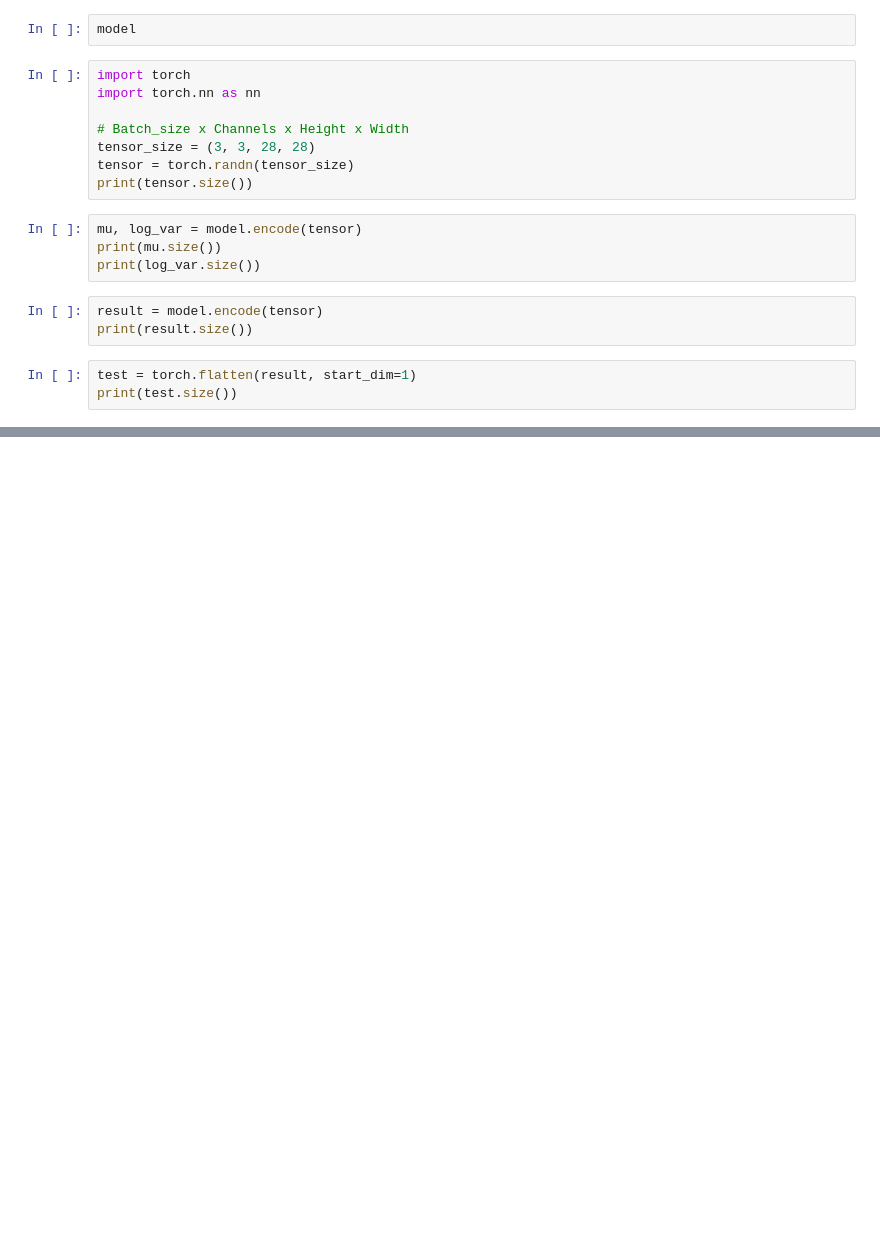
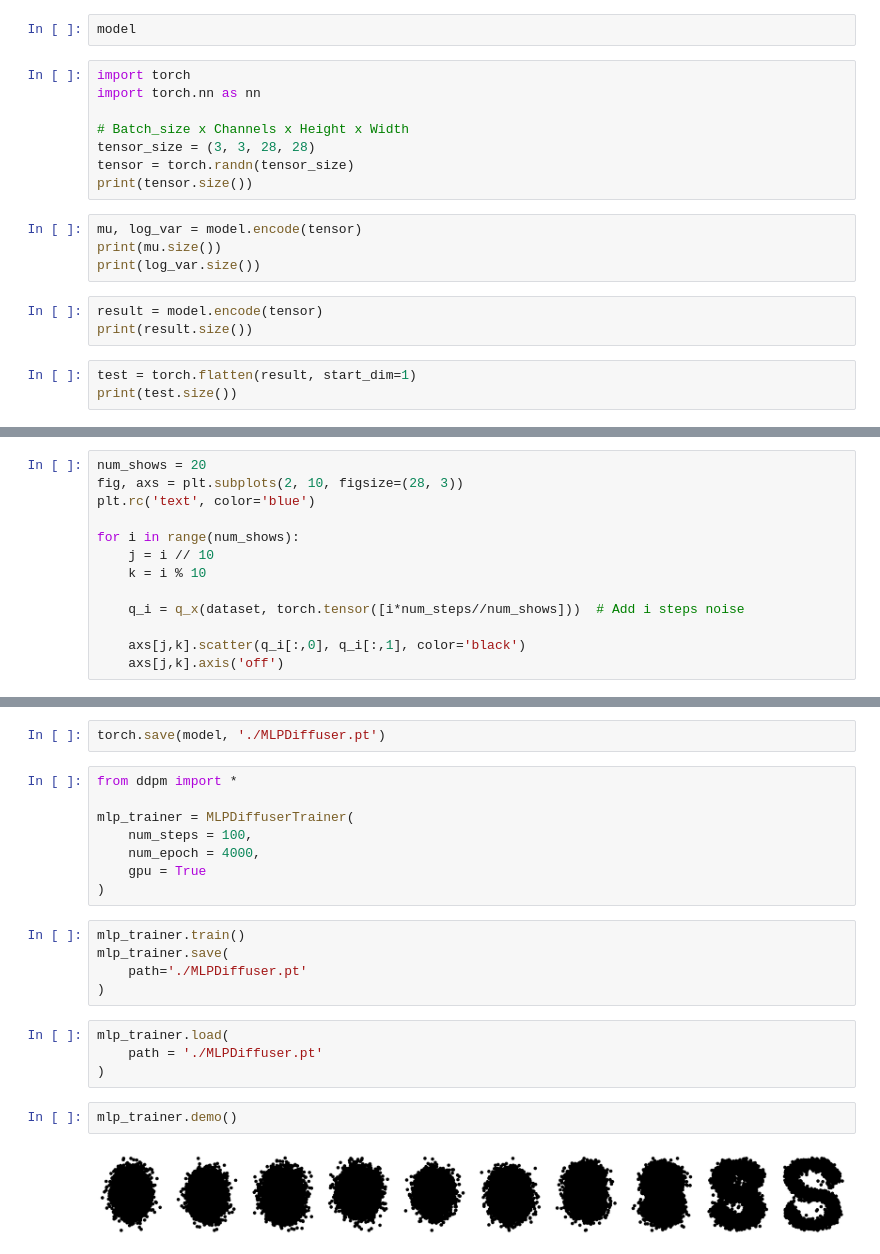
Before and after one commit to Tom-0727/TomDMs, a Jupyter notebook: test.ipynb, the cells around one changed output, grey strips where cells are left out. Cells and saved outputs as stored; diff of their text form; blank space fills up the shorter version.

Commit message:
ddpm devlop & train

```diff
--- a/test.ipynb
+++ b/test.ipynb
@@ -41,0 +110,13 @@ print(test.size())
+# %%
+num_shows = 20
+fig, axs = plt.subplots(2, 10, figsize=(28, 3))
+plt.rc('text', color='blue')
+
+for i in range(num_shows):
+    j = i // 10
+    k = i % 10
+
+    q_i = q_x(dataset, torch.tensor([i*num_steps//num_shows]))  # Add i steps noise
+
+    axs[j,k].scatter(q_i[:,0], q_i[:,1], color='black')
+    axs[j,k].axis('off')
@@ -41,0 +245,23 @@ print(test.size())
+# %%
+torch.save(model, './MLPDiffuser.pt')
+# %%
+from ddpm import *
+
+mlp_trainer = MLPDiffuserTrainer(
+    num_steps = 100,
+    num_epoch = 4000,
+    gpu = True
+)
+# %%
+mlp_trainer.train()
+mlp_trainer.save(
+    path='./MLPDiffuser.pt'
+)
+# %%
+mlp_trainer.load(
+    path = './MLPDiffuser.pt'
+)
+# %%
+mlp_trainer.demo()
+# %% [output]
+[figure, added]
```
Also changed, not shown: parts of 23 cells of this notebook, 5 other files.
